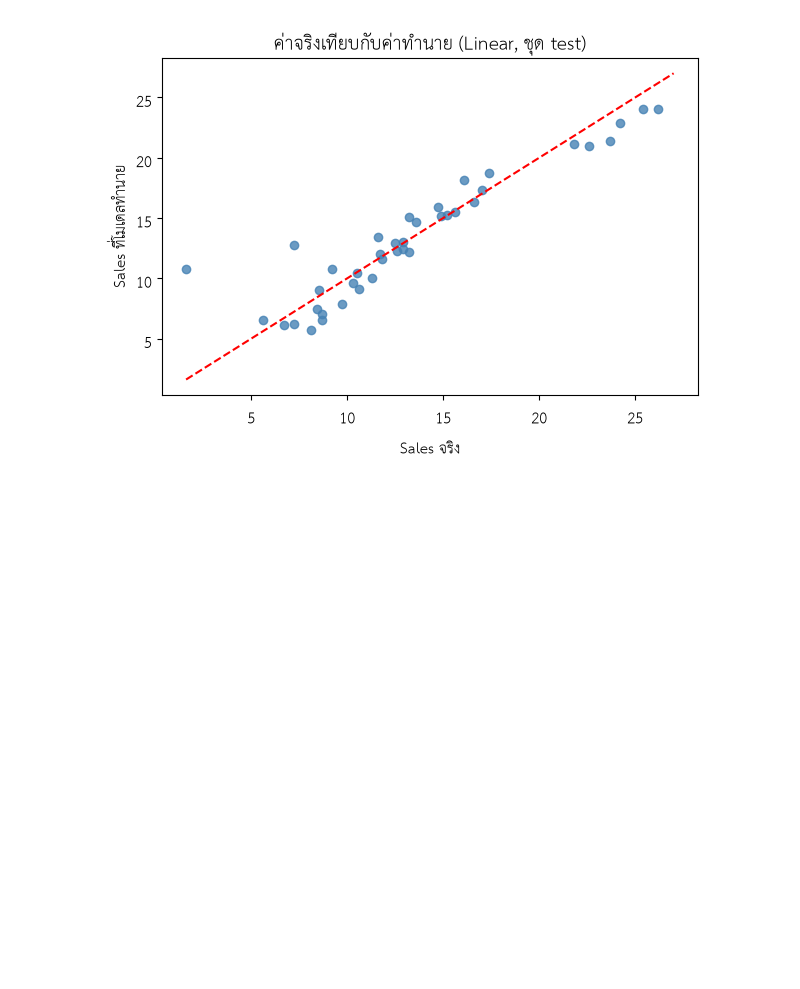
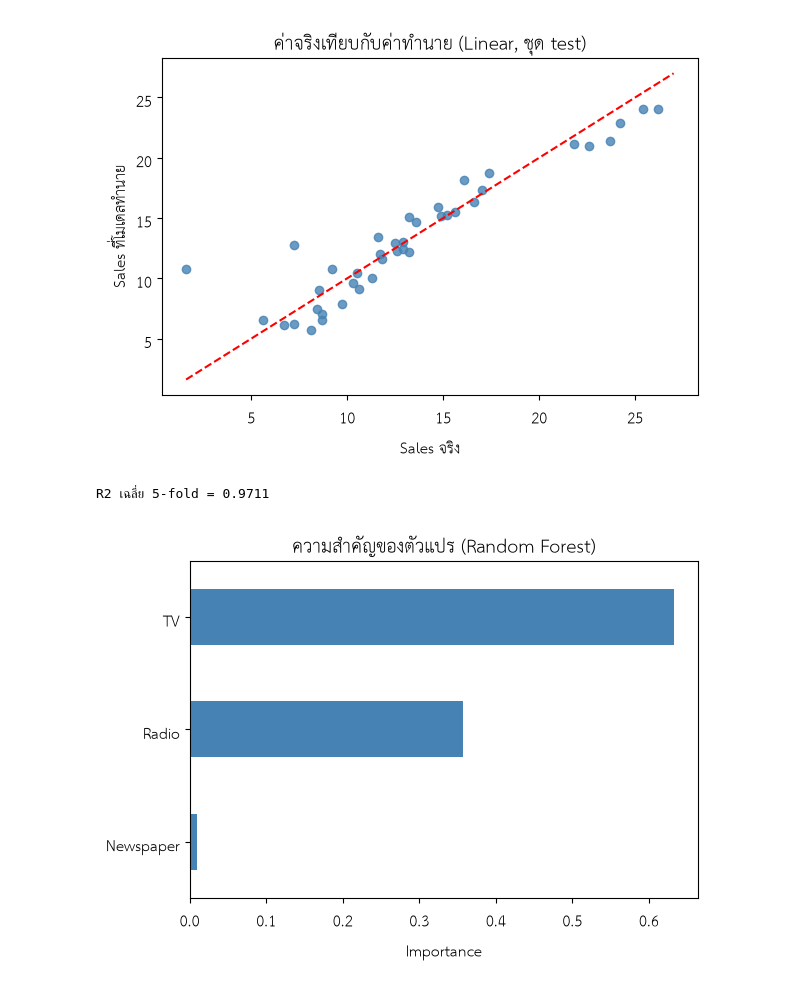
Before and after one commit to 68030856Thitikorn/advertising_856, a Jupyter notebook: code/advertising-analysis.ipynb, the cells around one changed output. Drawn from its saved outputs; the diff is of its cells as text; code cells hidden in the pictures; blank space fills up the shorter version.

```diff
--- a/code/advertising-analysis.ipynb
+++ b/code/advertising-analysis.ipynb
@@ -214,3 +190,36 @@ plt.tight_layout()
 plt.show()
 # %% [output]
 [figure]
+# %%
+from sklearn.ensemble import RandomForestRegressor
+from sklearn.model_selection import KFold, cross_val_score
+from sklearn.metrics import r2_score, mean_squared_error, mean_absolute_error
+
+rf = RandomForestRegressor(n_estimators=300, random_state=0)
+rf.fit(X_tr, y_tr)
+
+pred_tr = rf.predict(X_tr)
+pred_te = rf.predict(X_te)
+
+kf = KFold(n_splits=5, shuffle=True, random_state=0)
+cv_r2 = cross_val_score(rf, X_tr, y_tr, cv=kf, scoring='r2').mean()
+
+pd.DataFrame({
+    'ชุดข้อมูล': ['train', 'test'],
+    'R2': [r2_score(y_tr, pred_tr), r2_score(y_te, pred_te)],
+    'RMSE': [np.sqrt(mean_squared_error(y_tr, pred_tr)), np.sqrt(mean_squared_error(y_te, pred_te))],
+    'MAE': [mean_absolute_error(y_tr, pred_tr), mean_absolute_error(y_te, pred_te)]
+}).round(4)
+
+print('R2 เฉลี่ย 5-fold =', round(cv_r2, 4))
+# %% [output]
+R2 เฉลี่ย 5-fold = 0.9711
+# %%
+imp = pd.Series(rf.feature_importances_, index=X.columns).sort_values()
+imp.plot(kind='barh', color='steelblue')
+plt.title('ความสำคัญของตัวแปร (Random Forest)')
+plt.xlabel('Importance')
+plt.tight_layout()
+plt.show()
+# %% [output]
+[figure, added]
```
Also changed, not shown: parts of 2 cells of this notebook.
